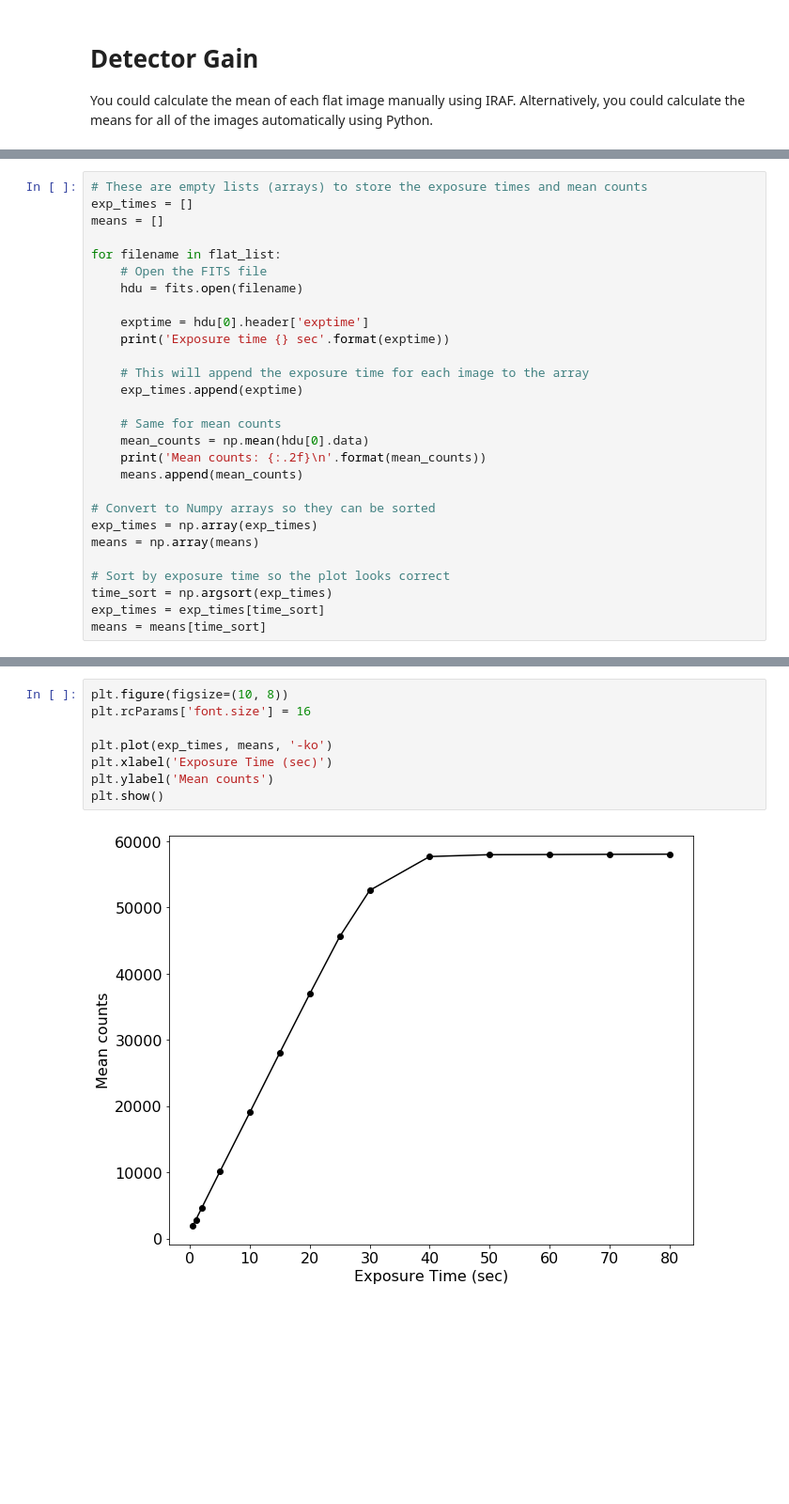
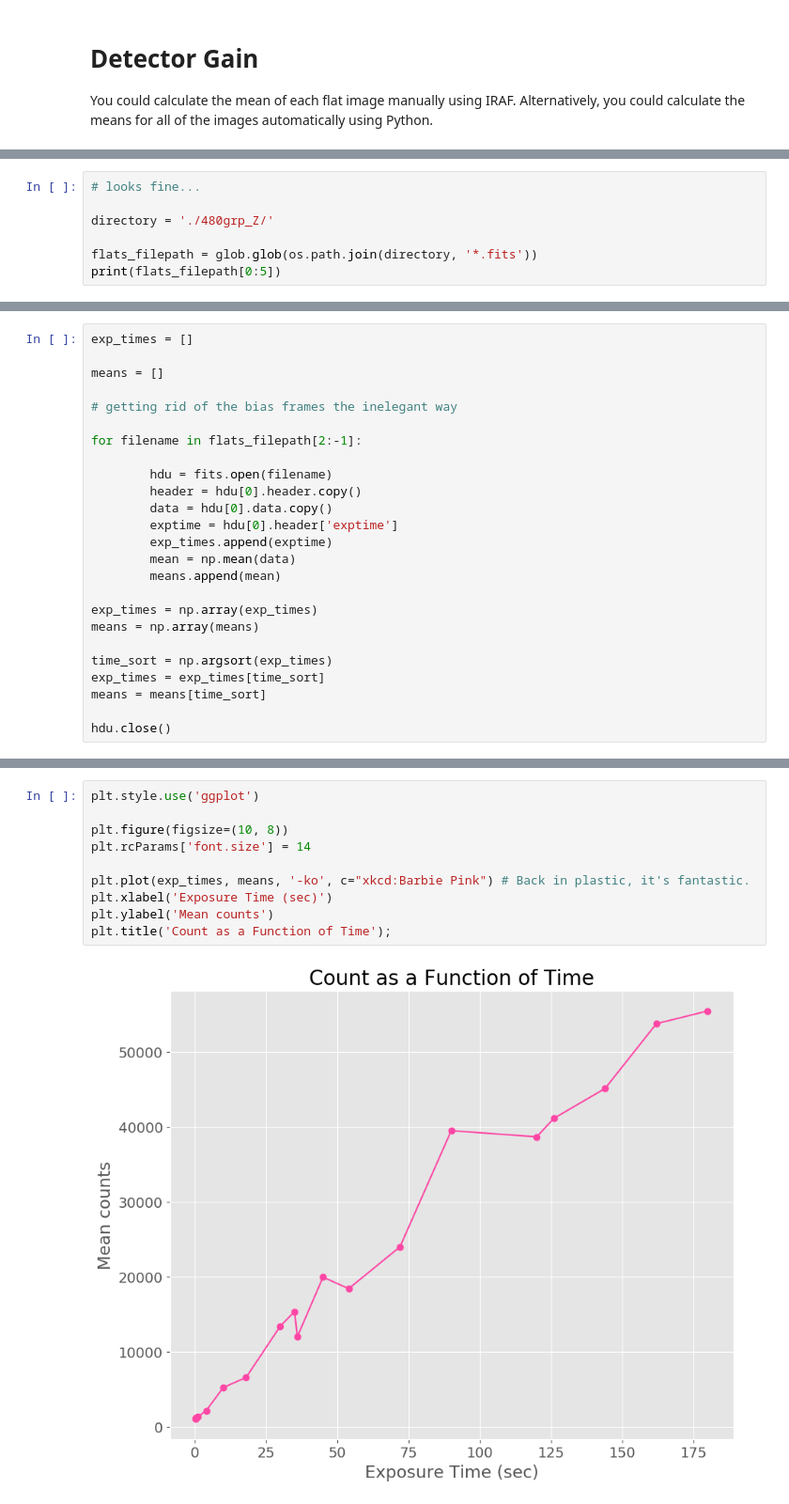
Before and after one commit to smbet/480, a Jupyter notebook: linearity.ipynb, the cells around one changed output, grey strips where cells are left out. Shown: that part at 94% size. Saved outputs shown, nothing was run; the diff lists cells and outputs as text; blank space fills up the shorter version.

```diff
--- a/linearity.ipynb
+++ b/linearity.ipynb
@@ -31,0 +42,7 @@ Now we can loop through each flat image, and keep track of the exposure time and
+# %%
+# looks fine...
+
+directory = './480grp_Z/'
+
+flats_filepath = glob.glob(os.path.join(directory, '*.fits'))
+print(flats_filepath[0:5])
@@ -32,28 +53,25 @@ Now we can loop through each flat image, and keep track of the exposure time and
 # %%
-# These are empty lists (arrays) to store the exposure times and mean counts
 exp_times = []
+
 means = []
 
-for filename in flat_list:
-    # Open the FITS file
-    hdu = fits.open(filename)
+# getting rid of the bias frames the inelegant way
 
-    exptime = hdu[0].header['exptime']
-    print('Exposure time {} sec'.format(exptime))
+for filename in flats_filepath[2:-1]:
 
-    # This will append the exposure time for each image to the array
-    exp_times.append(exptime)
+        hdu = fits.open(filename)
+        header = hdu[0].header.copy()
+        data = hdu[0].data.copy()
+        exptime = hdu[0].header['exptime']
+        exp_times.append(exptime)
+        mean = np.mean(data)
+        means.append(mean)
 
-    # Same for mean counts
-    mean_counts = np.mean(hdu[0].data)
-    print('Mean counts: {:.2f}\n'.format(mean_counts))
-    means.append(mean_counts)
-
-# Convert to Numpy arrays so they can be sorted
 exp_times = np.array(exp_times)
 means = np.array(means)
 
-# Sort by exposure time so the plot looks correct
 time_sort = np.argsort(exp_times)
 exp_times = exp_times[time_sort]
 means = means[time_sort]
+
+hdu.close()
@@ -80,10 +78,12 @@ Mean counts: 58029.92
 # %%
+plt.style.use('ggplot')
+
 plt.figure(figsize=(10, 8))
-plt.rcParams['font.size'] = 16
+plt.rcParams['font.size'] = 14
 
-plt.plot(exp_times, means, '-ko')
+plt.plot(exp_times, means, '-ko', c="xkcd:Barbie Pink") # Back in plastic, it's fantastic.
 plt.xlabel('Exposure Time (sec)')
 plt.ylabel('Mean counts')
-plt.show()
+plt.title('Count as a Function of Time');
 # %% [output]
-[figure, old version]
+[figure, new version]
```
Also changed, not shown: parts of 14 cells of this notebook, 3 other files.
